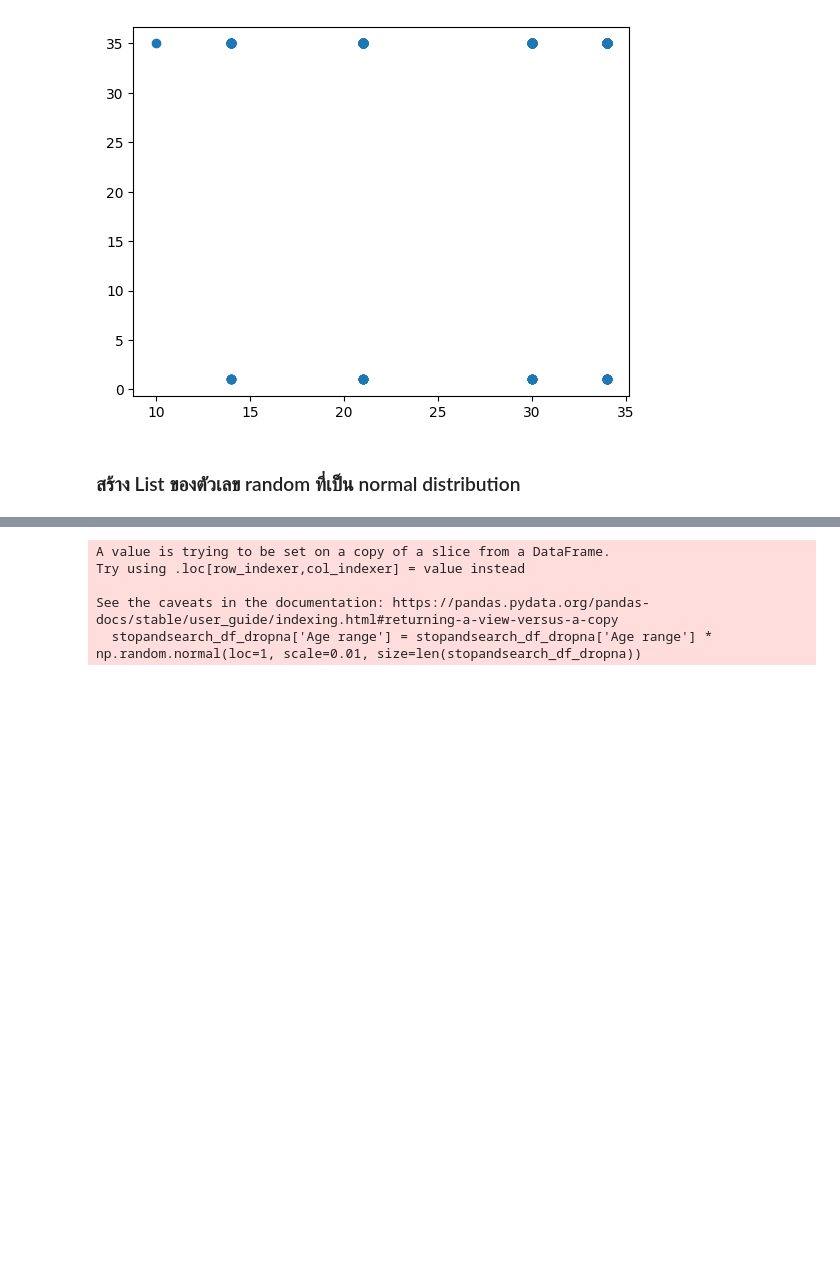
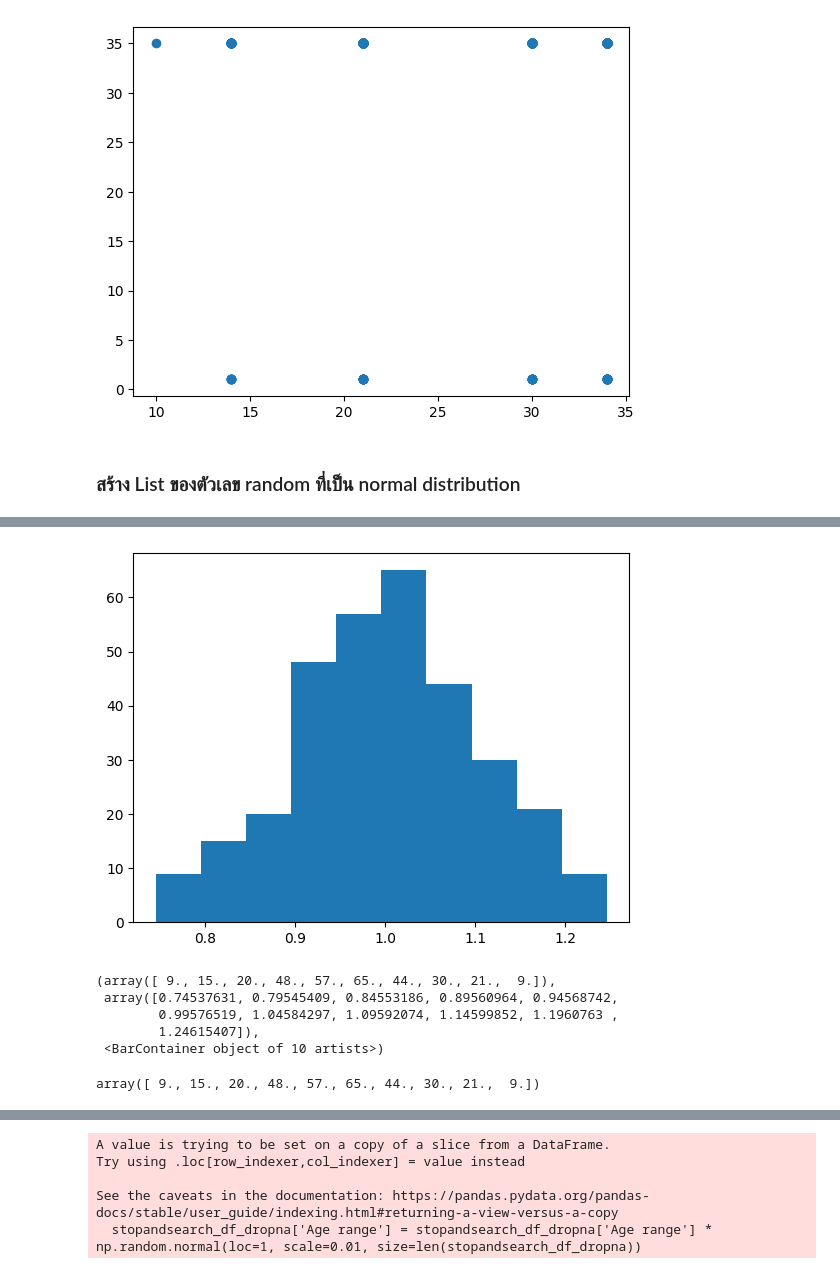
Before and after one commit to kittanaiwisetkhro/dataviz2025, a Jupyter notebook: Visualize_Data_Distribution_กฤตนัย_วิเศษคร้อ_663020620_0.ipynb, the cells around one changed output, grey strips where cells are left out. Saved outputs shown, nothing was run; the diff lists cells and outputs as text; code cells hidden in the pictures; blank space fills up the shorter version.

```diff
--- a/Visualize_Data_Distribution_กฤตนัย_วิเศษคร้อ_663020620_0.ipynb
+++ b/Visualize_Data_Distribution_กฤตนัย_วิเศษคร้อ_663020620_0.ipynb
@@ -188,0 +193,16 @@ plt.hist(list_of_rn)
+# %%
+hist_out = plt.hist(list_of_rn)
+# %% [output]
+[figure, added]
+# %%
+hist_out
+# %% [output]
+(array([ 9., 15., 20., 48., 57., 65., 44., 30., 21.,  9.]),
+ array([0.74537631, 0.79545409, 0.84553186, 0.89560964, 0.94568742,
+        0.99576519, 1.04584297, 1.09592074, 1.14599852, 1.1960763 ,
+        1.24615407]),
+ <BarContainer object of 10 artists>)
+# %%
+hist_out[0]
+# %% [output]
+array([ 9., 15., 20., 48., 57., 65., 44., 30., 21.,  9.])
```
Also changed, not shown: parts of 53 cells of this notebook.
